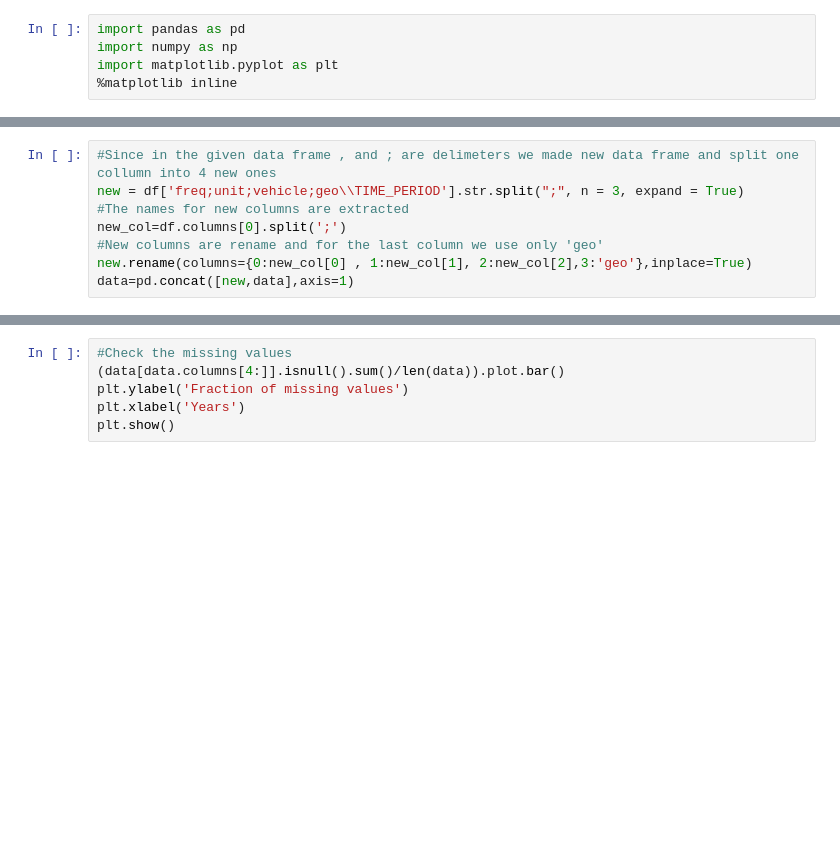
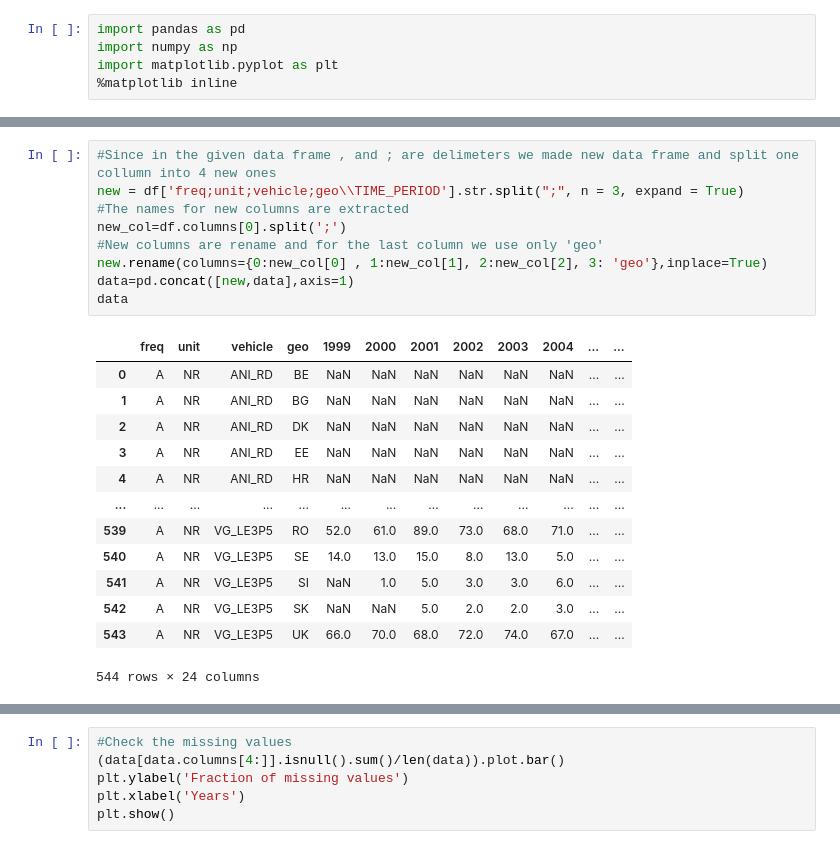
Before and after one commit to ADucinskas/UDACITY-EU-road-kills, a Jupyter notebook: EU-road-kills .ipynb, the cells around one changed output, grey strips where cells are left out. Saved outputs shown, nothing was run; the diff lists cells and outputs as text; blank space fills up the shorter version.

```diff
--- a/EU-road-kills .ipynb
+++ b/EU-road-kills .ipynb
@@ -15,8 +75,23 @@ data=data[data.columns[1:]].astype('float64')
 # %%
 #Since in the given data frame , and ; are delimeters we made new data frame and split one collumn into 4 new ones
 new = df['freq;unit;vehicle;geo\\TIME_PERIOD'].str.split(";", n = 3, expand = True)
 #The names for new columns are extracted
 new_col=df.columns[0].split(';')
 #New columns are rename and for the last column we use only 'geo'
-new.rename(columns={0:new_col[0] , 1:new_col[1], 2:new_col[2],3:'geo'},inplace=True)
+new.rename(columns={0:new_col[0] , 1:new_col[1], 2:new_col[2], 3: 'geo'},inplace=True)
 data=pd.concat([new,data],axis=1)
+data
+# %% [output]
+|  | freq | unit | vehicle | geo | 1999 | 2000 | 2001 | 2002 | 2003 | 2004 | ... | ... |
+| 0 | A | NR | ANI_RD | BE | NaN | NaN | NaN | NaN | NaN | NaN | ... | ... |
+| 1 | A | NR | ANI_RD | BG | NaN | NaN | NaN | NaN | NaN | NaN | ... | ... |
+| 2 | A | NR | ANI_RD | DK | NaN | NaN | NaN | NaN | NaN | NaN | ... | ... |
+| 3 | A | NR | ANI_RD | EE | NaN | NaN | NaN | NaN | NaN | NaN | ... | ... |
+| 4 | A | NR | ANI_RD | HR | NaN | NaN | NaN | NaN | NaN | NaN | ... | ... |
+| ... | ... | ... | ... | ... | ... | ... | ... | ... | ... | ... | ... | ... |
+| 539 | A | NR | VG_LE3P5 | RO | 52.0 | 61.0 | 89.0 | 73.0 | 68.0 | 71.0 | ... | ... |
+| 540 | A | NR | VG_LE3P5 | SE | 14.0 | 13.0 | 15.0 | 8.0 | 13.0 | 5.0 | ... | ... |
+| 541 | A | NR | VG_LE3P5 | SI | NaN | 1.0 | 5.0 | 3.0 | 3.0 | 6.0 | ... | ... |
+| 542 | A | NR | VG_LE3P5 | SK | NaN | NaN | 5.0 | 2.0 | 2.0 | 3.0 | ... | ... |
+| 543 | A | NR | VG_LE3P5 | UK | 66.0 | 70.0 | 68.0 | 72.0 | 74.0 | 67.0 | ... | ... |
+544 rows × 24 columns
```
Also changed, not shown: parts of 29 cells of this notebook.
